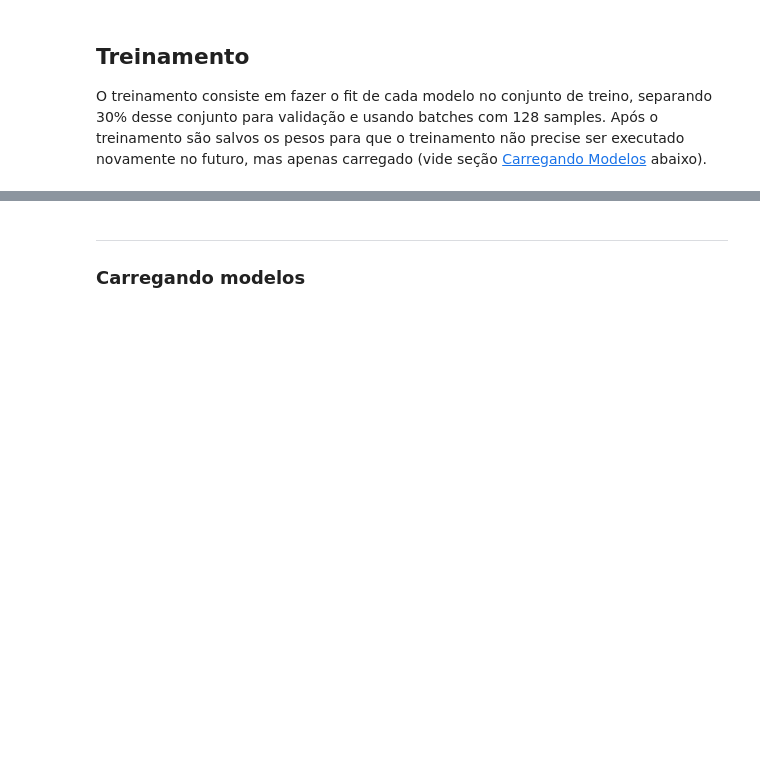
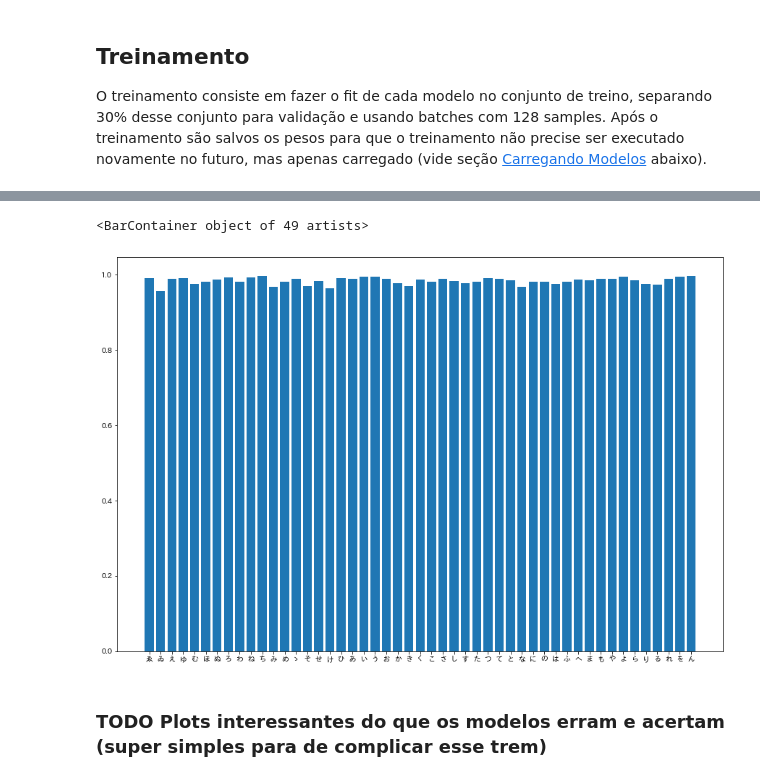
Before and after one commit to medina325/kuzushiji-character-recognition, a Jupyter notebook: AsianCharacterRecognition.ipynb, the cells around one changed output, grey strips where cells are left out. Saved outputs shown, nothing was run; the diff lists cells and outputs as text; code cells hidden in the pictures; blank space fills up the shorter version.

```diff
--- a/AsianCharacterRecognition.ipynb
+++ b/AsianCharacterRecognition.ipynb
@@ -485,0 +533,28 @@ for model in conv_neural_networks:
+# %%
+# def plot_roc_curve(trained_model, x_test, y_test):
+trained_model = nn_trained_models[0]
+x = flatten(x_test_expanded)
+y = y_test
+y_score = trained_model.predict(x)
+
+# fpr = False Positive Rate
+# tpr = True Positive Rate
+def get_auc(_class):
+    fpr, tpr, _ = roc_curve(y[:, _class], y_score[:, _class])
+    return auc(fpr, tpr)
+
+classes, frequencies = np.unique(y_train_original, return_counts=True)
+sorted_lists = sorted(zip(frequencies, classes))
+frequencies, classes = [pair for pair in  zip(*sorted_lists)]
+
+auc_4_all_classes = [get_auc(_class) for _class in classes]
+hiraganas = [get_hiragana(_class) for _class in classes]
+# %%
+fig = plt.figure(figsize=(15, 10))
+plt.bar(
+    hiraganas,
+    auc_4_all_classes
+)
+# %% [output]
+<BarContainer object of 49 artists>
+[figure, added]
@@ -486,3 +563,5 @@ for model in conv_neural_networks:
+# %% [markdown]
+### TODO Plots interessantes do que os modelos erram e acertam (super simples para de complicar esse trem)
 # %%
 def generate_random_index(x):
     while True:
@@ -543,6 +622,3 @@ show_random_predictions(nn_trained_models + cnn_trained_models, 5, x_test_expand
 
 # show_random_predictions(trained_models[0], x_test_flattened, y_test, x_test)
 # show_random_predictions(trained_models[5], x_test_expanded, y_test, x_test)
-# %% [markdown]
----
-### Carregando modelos
```
Also changed, not shown: parts of 28 cells of this notebook, 1 other file.
